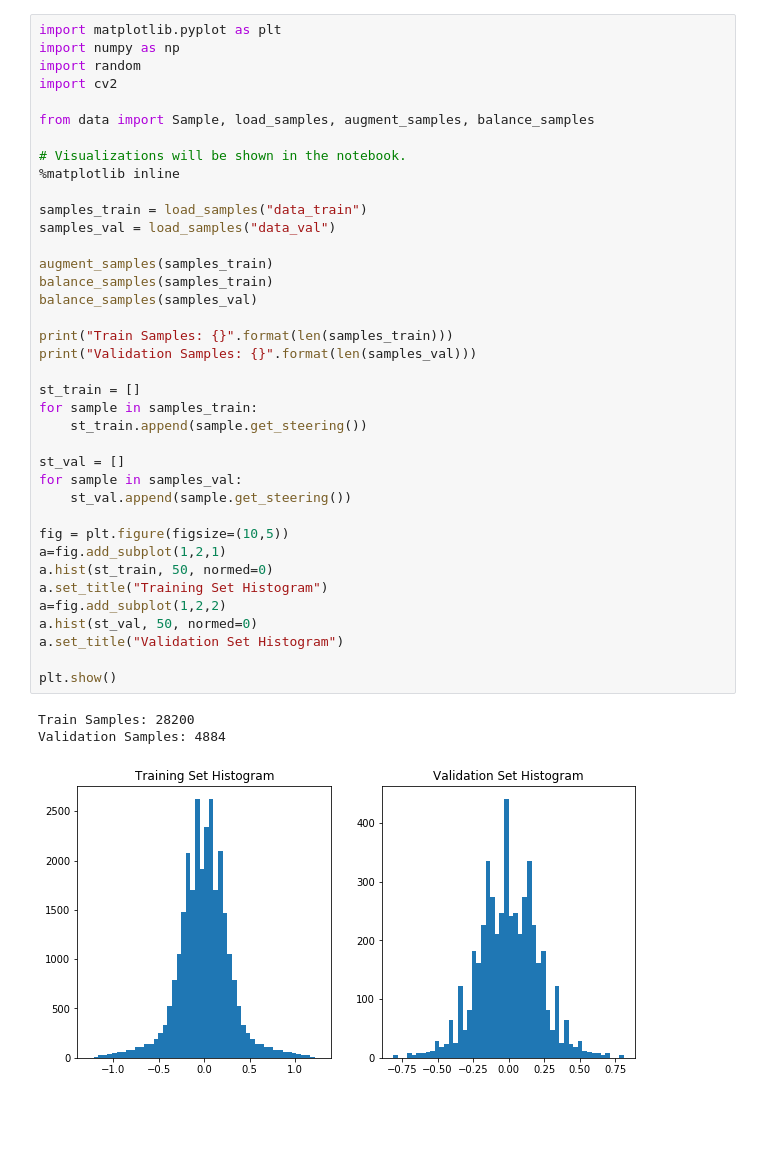
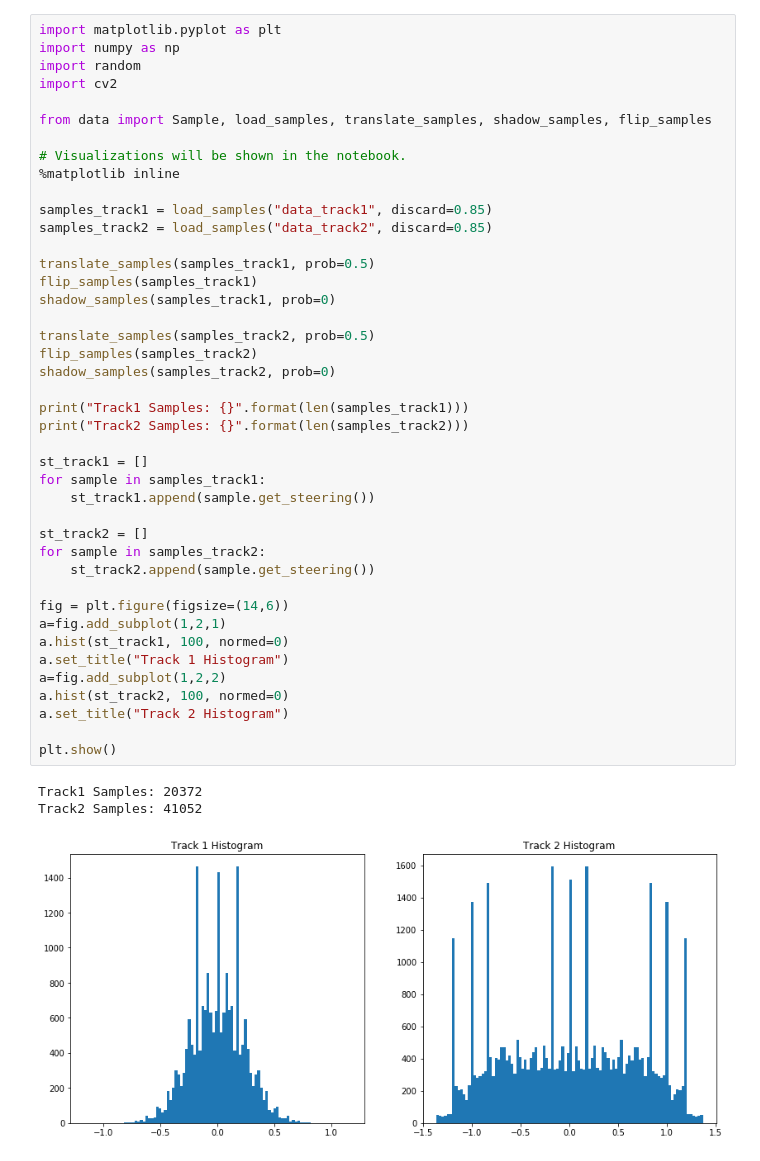
Before and after one commit to mangelroman/CarND-Behavioral-Cloning-P3, a Jupyter notebook: DataVisualization.ipynb, the cells around one changed output. Drawn from its saved outputs; the diff is of its cells as text; blank space fills up the shorter version.

```diff
--- a/DataVisualization.ipynb
+++ b/DataVisualization.ipynb
@@ -1,45 +1,49 @@
 # %%
 import matplotlib.pyplot as plt
 import numpy as np
 import random
 import cv2
 
-from data import Sample, load_samples, augment_samples, balance_samples
+from data import Sample, load_samples, translate_samples, shadow_samples, flip_samples
 
 # Visualizations will be shown in the notebook.
 %matplotlib inline
 
-samples_train = load_samples("data_train")
-samples_val = load_samples("data_val")
+samples_track1 = load_samples("data_track1", discard=0.85)
+samples_track2 = load_samples("data_track2", discard=0.85)
 
-augment_samples(samples_train)
-balance_samples(samples_train)
-balance_samples(samples_val)
+translate_samples(samples_track1, prob=0.5)
+flip_samples(samples_track1)
+shadow_samples(samples_track1, prob=0)
 
-print("Train Samples: {}".format(len(samples_train)))
-print("Validation Samples: {}".format(len(samples_val)))
+translate_samples(samples_track2, prob=0.5)
+flip_samples(samples_track2)
+shadow_samples(samples_track2, prob=0)
 
-st_train = []
-for sample in samples_train:
-    st_train.append(sample.get_steering())
+print("Track1 Samples: {}".format(len(samples_track1)))
+print("Track2 Samples: {}".format(len(samples_track2)))
 
-st_val = []
-for sample in samples_val:
-    st_val.append(sample.get_steering())
+st_track1 = []
+for sample in samples_track1:
+    st_track1.append(sample.get_steering())
 
-fig = plt.figure(figsize=(10,5))
+st_track2 = []
+for sample in samples_track2:
+    st_track2.append(sample.get_steering())
+
+fig = plt.figure(figsize=(14,6))
 a=fig.add_subplot(1,2,1)
-a.hist(st_train, 50, normed=0)
-a.set_title("Training Set Histogram")
+a.hist(st_track1, 100, normed=0)
+a.set_title("Track 1 Histogram")
 a=fig.add_subplot(1,2,2)
-a.hist(st_val, 50, normed=0)
-a.set_title("Validation Set Histogram")
+a.hist(st_track2, 100, normed=0)
+a.set_title("Track 2 Histogram")
 
 plt.show()
 # %% [output]
-Train Samples: 28200
-Validation Samples: 4884
+Track1 Samples: 20372
+Track2 Samples: 41052
-[figure, old version]
+[figure, new version]
 # %%
 from model import generator
 
```
Also changed, not shown: parts of 2 cells of this notebook, 18 other files.
